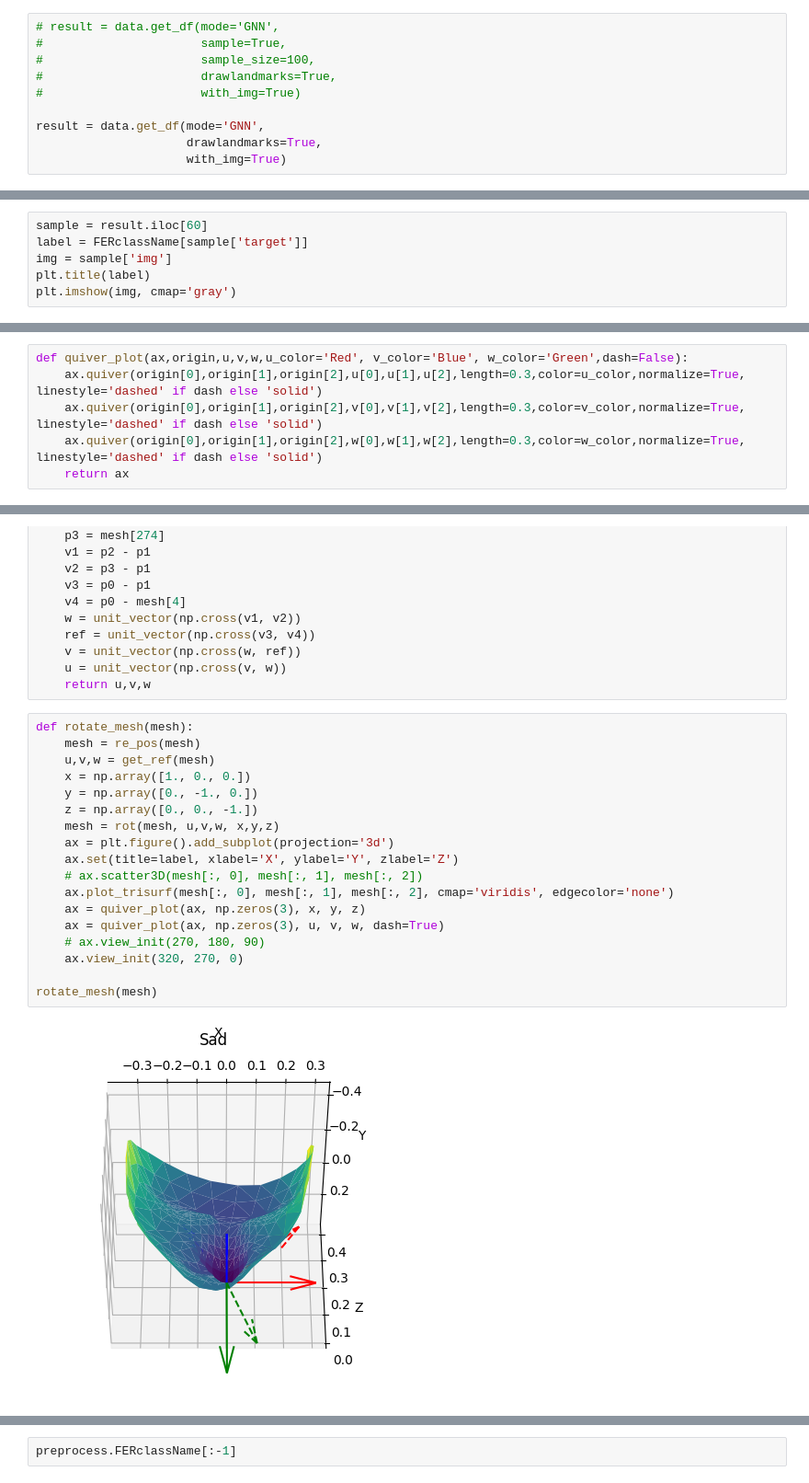
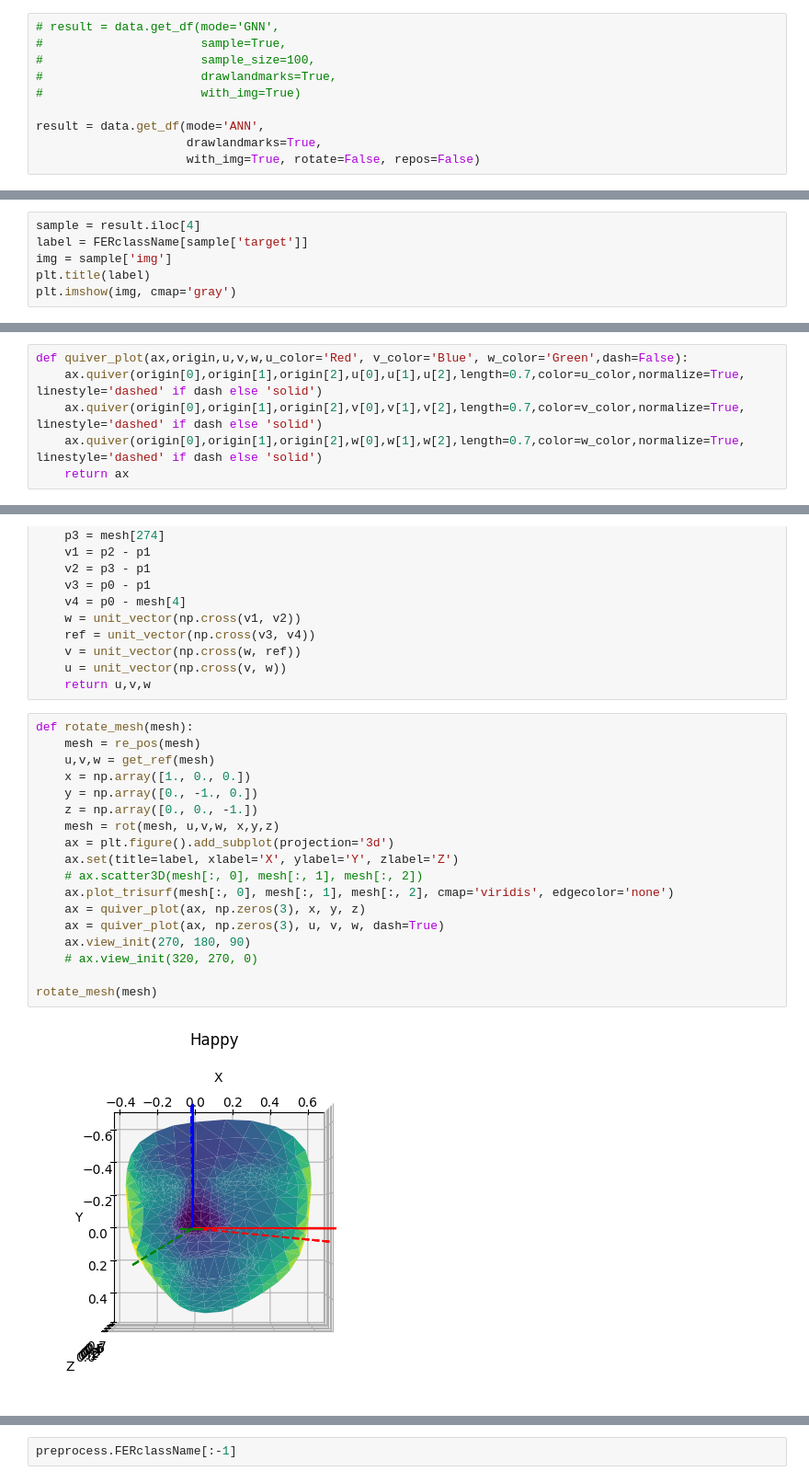
Before and after one commit to northnpk/FaceMeshEmotions, a Jupyter notebook: FERplusExplore.ipynb, the cells around one changed output, grey strips where cells are left out. Shown at 92% size. Cells and saved outputs as stored; diff of their text form.

```diff
--- a/FERplusExplore.ipynb
+++ b/FERplusExplore.ipynb
@@ -17,8 +17,8 @@ reading csvfile from challenges-in-representation-learning-facial-expression-rec
 #                      drawlandmarks=True,
 #                      with_img=True)
 
-result = data.get_df(mode='GNN',
+result = data.get_df(mode='ANN',
                      drawlandmarks=True,
-                     with_img=True)
+                     with_img=True, rotate=False, repos=False)
 # %% [output]
 Generate df with config
@@ -66,7 +67,7 @@ FERclassName = [
     'Angry', 'Disgust', 'Fear', 'Happy', 'Sad', 'Surprise', 'Neutral'
 ]
 # %%
-sample = result.iloc[60]
+sample = result.iloc[4]
 label = FERclassName[sample['target']]
 img = sample['img']
 plt.title(label)
@@ -128,8 +129,8 @@ ax.set(title=label, xlabel='X', ylabel='Y', zlabel='Z')
 # %%
 def quiver_plot(ax,origin,u,v,w,u_color='Red', v_color='Blue', w_color='Green',dash=False):
-    ax.quiver(origin[0],origin[1],origin[2],u[0],u[1],u[2],length=0.3,color=u_color,normalize=True, linestyle='dashed' if dash else 'solid')
-    ax.quiver(origin[0],origin[1],origin[2],v[0],v[1],v[2],length=0.3,color=v_color,normalize=True, linestyle='dashed' if dash else 'solid')
-    ax.quiver(origin[0],origin[1],origin[2],w[0],w[1],w[2],length=0.3,color=w_color,normalize=True, linestyle='dashed' if dash else 'solid')
+    ax.quiver(origin[0],origin[1],origin[2],u[0],u[1],u[2],length=0.7,color=u_color,normalize=True, linestyle='dashed' if dash else 'solid')
+    ax.quiver(origin[0],origin[1],origin[2],v[0],v[1],v[2],length=0.7,color=v_color,normalize=True, linestyle='dashed' if dash else 'solid')
+    ax.quiver(origin[0],origin[1],origin[2],w[0],w[1],w[2],length=0.7,color=w_color,normalize=True, linestyle='dashed' if dash else 'solid')
     return ax
 # %%
 import numpy as np
@@ -165,21 +166,21 @@ def get_ref(mesh):
 # %%
 def rotate_mesh(mesh):
     mesh = re_pos(mesh)
     u,v,w = get_ref(mesh)
     x = np.array([1., 0., 0.])
     y = np.array([0., -1., 0.])
     z = np.array([0., 0., -1.])
     mesh = rot(mesh, u,v,w, x,y,z)
     ax = plt.figure().add_subplot(projection='3d')
     ax.set(title=label, xlabel='X', ylabel='Y', zlabel='Z')
     # ax.scatter3D(mesh[:, 0], mesh[:, 1], mesh[:, 2])
     ax.plot_trisurf(mesh[:, 0], mesh[:, 1], mesh[:, 2], cmap='viridis', edgecolor='none')
     ax = quiver_plot(ax, np.zeros(3), x, y, z)
     ax = quiver_plot(ax, np.zeros(3), u, v, w, dash=True)
-    # ax.view_init(270, 180, 90)
-    ax.view_init(320, 270, 0)
+    ax.view_init(270, 180, 90)
+    # ax.view_init(320, 270, 0)
 
 rotate_mesh(mesh)
 # %% [output]
-[figure, old version]
+[figure, new version]
 # %%
```
Also changed, not shown: parts of 8 cells of this notebook, 4 other files.
